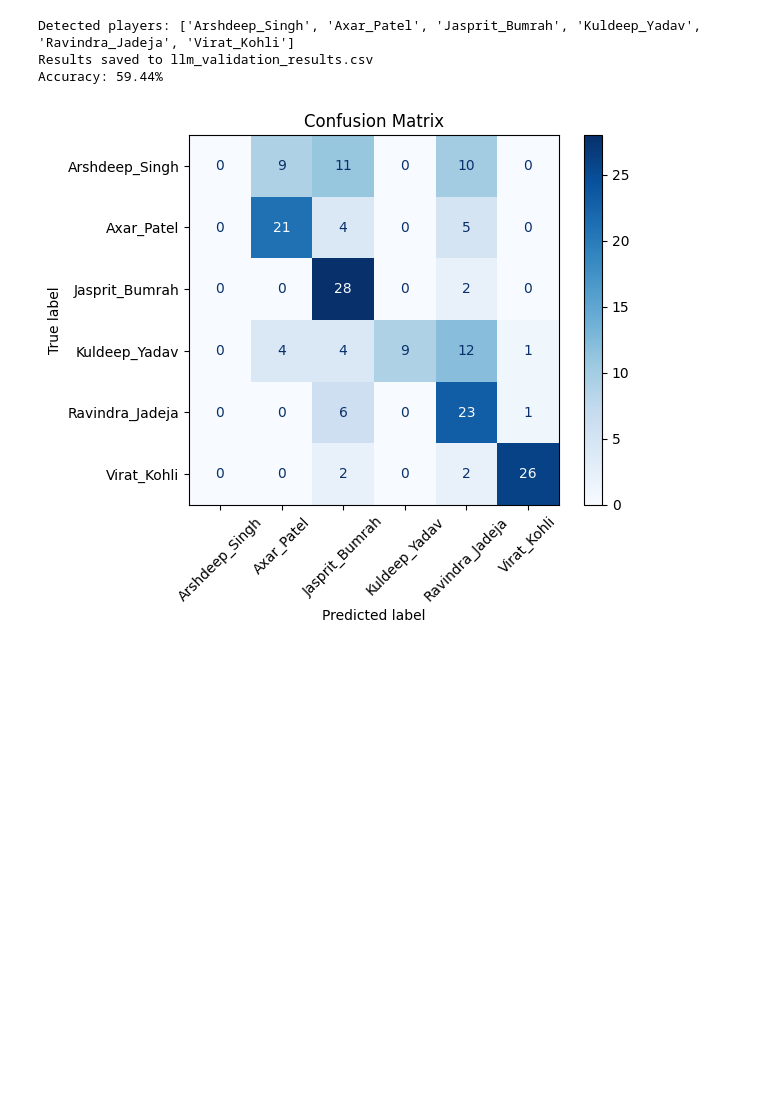
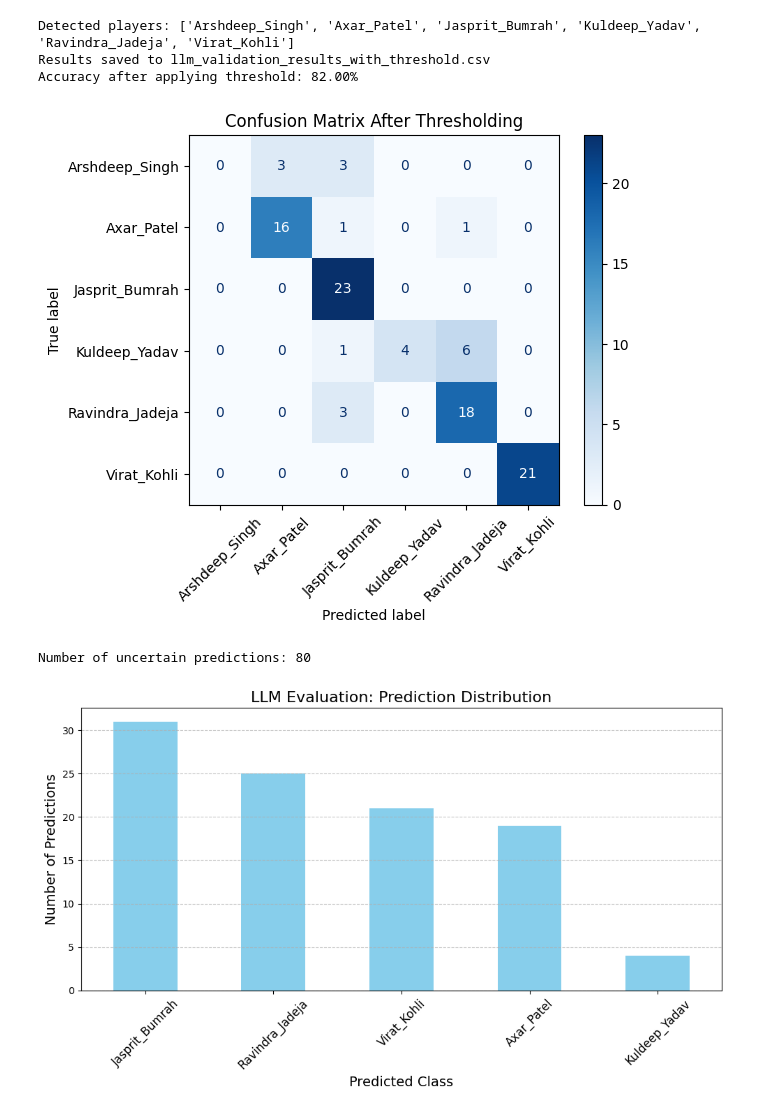
Before and after one commit to Nadun999/FYP, a Jupyter notebook: CricXpert/Hybrid_Spatio_Temporal_Model_For_Gait_Analysis/dataset_llm_validation.ipynb, the cells around one changed output. Drawn from its saved outputs; the diff is of its cells as text; code cells hidden in the pictures; blank space fills up the shorter version.

Commit message:
IJCNN paper submission and LLM dataset validation

```diff
--- a/CricXpert/Hybrid_Spatio_Temporal_Model_For_Gait_Analysis/dataset_llm_validation.ipynb
+++ b/CricXpert/Hybrid_Spatio_Temporal_Model_For_Gait_Analysis/dataset_llm_validation.ipynb
@@ -12,11 +12,14 @@ model = CLIPModel.from_pretrained("openai/clip-vit-base-patch32")
 processor = CLIPProcessor.from_pretrained("openai/clip-vit-base-patch32")
 
 # Path to validation dataset
-validation_path = "/Users/nadunsenarathne/Downloads/Documents/IIT/4th Year/FYP/CricXpert/Hybrid_Spatio_Temporal_Model_For_Gait_Analysis/dataset_llm_validation"  # Update this path if needed
+validation_path = "/Users/nadunsenarathne/Downloads/Documents/IIT/4th Year/FYP/CricXpert/Hybrid_Spatio_Temporal_Model_For_Gait_Analysis/dataset_llm_validation"
 
 # Automatically get player names from folder names, filtering out non-directory files
 players = sorted([f for f in os.listdir(validation_path) if os.path.isdir(os.path.join(validation_path, f))])
 print(f"Detected players: {players}")
+
+# Confidence threshold
+CONFIDENCE_THRESHOLD = 0.69
 
 # Prepare results storage
 results = []
@@ -35,40 +38,69 @@ for player in players:
             outputs = model(**inputs)
 
             # Compute probabilities and predictions
             logits_per_image = outputs.logits_per_image  # Image-to-text scores
             probs = logits_per_image.softmax(dim=1)  # Softmax to get probabilities
             predicted_index = probs.argmax().item()
             predicted_player = players[predicted_index]
             confidence = probs[0, predicted_index].item()
 
+            # Apply confidence threshold
+            if confidence < CONFIDENCE_THRESHOLD:
+                predicted_player = "Uncertain"
+
             # Store results
             results.append({
                 "image": image_path,
                 "ground_truth": player,
                 "prediction": predicted_player,
                 "confidence": confidence
             })
 
 # Save results to a CSV
 results_df = pd.DataFrame(results)
-results_df.to_csv("llm_validation_results.csv", index=False)
-print("Results saved to llm_validation_results.csv")
+results_df.to_csv("llm_validation_results_with_threshold.csv", index=False)
+print("Results saved to llm_validation_results_with_threshold.csv")
+
+# Filter out uncertain predictions for evaluation
+filtered_results = results_df[results_df["prediction"] != "Uncertain"]
 
 # Compute Metrics
-y_true = results_df["ground_truth"]
-y_pred = results_df["prediction"]
+y_true = filtered_results["ground_truth"]
+y_pred = filtered_results["prediction"]
 
 accuracy = accuracy_score(y_true, y_pred)
-print(f"Accuracy: {accuracy:.2%}")
+print(f"Accuracy after applying threshold: {accuracy:.2%}")
 
-# Confusion Matrix
+# Compute Confusion Matrix
 cm = confusion_matrix(y_true, y_pred, labels=players)
 disp = ConfusionMatrixDisplay(confusion_matrix=cm, display_labels=players)
 disp.plot(cmap="Blues", xticks_rotation=45)
-plt.title("Confusion Matrix")
+plt.title("Confusion Matrix After Thresholding")
 plt.show()
+
+# Analyze Uncertain Predictions
+uncertain_predictions = results_df[results_df["prediction"] == "Uncertain"]
+print(f"Number of uncertain predictions: {len(uncertain_predictions)}")
+
+# Generate LLM Evaluation Graph
+# Bar chart showing the number of predictions for each category
+# all_predictions = results_df["prediction"].value_counts()
+all_predictions = results_df[results_df["prediction"] != "Uncertain"]["prediction"].value_counts()
+
+plt.figure(figsize=(10, 6))
+all_predictions.plot(kind="bar", color="skyblue")
+plt.title("LLM Evaluation: Prediction Distribution", fontsize=16)
+plt.xlabel("Predicted Class", fontsize=14)
+plt.ylabel("Number of Predictions", fontsize=14)
+plt.xticks(rotation=45, fontsize=12)
+plt.grid(axis="y", linestyle="--", alpha=0.7)
+plt.tight_layout()
+plt.savefig("llm_evaluation_graph.png")  # Save the graph as an image file
+plt.show()
 # %% [output]
 Detected players: ['Arshdeep_Singh', 'Axar_Patel', 'Jasprit_Bumrah', 'Kuldeep_Yadav', 'Ravindra_Jadeja', 'Virat_Kohli']
-Results saved to llm_validation_results.csv
-Accuracy: 59.44%
+Results saved to llm_validation_results_with_threshold.csv
+Accuracy after applying threshold: 82.00%
-[figure, old version]
+[figure, new version]
+Number of uncertain predictions: 80
+[figure, added]
```
Also changed, not shown: parts of 3 cells of this notebook, 25 other files.
